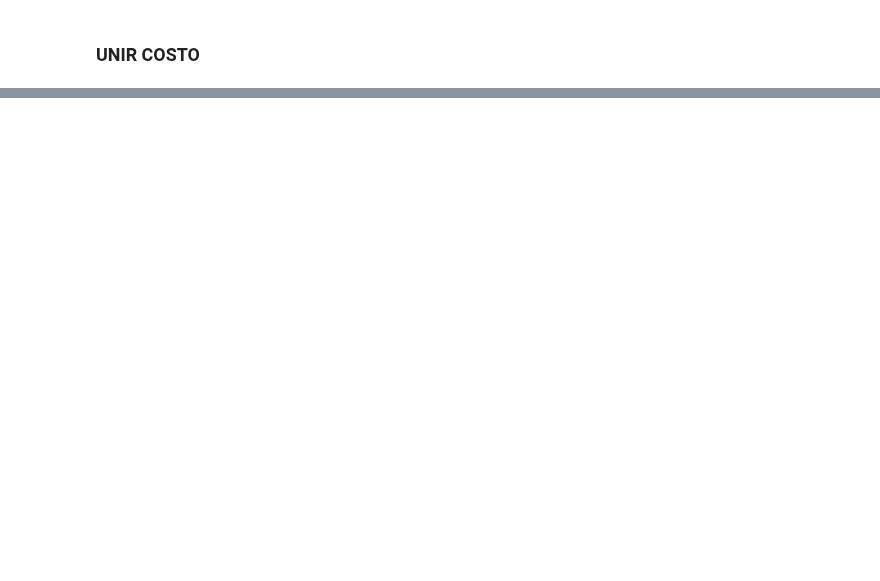
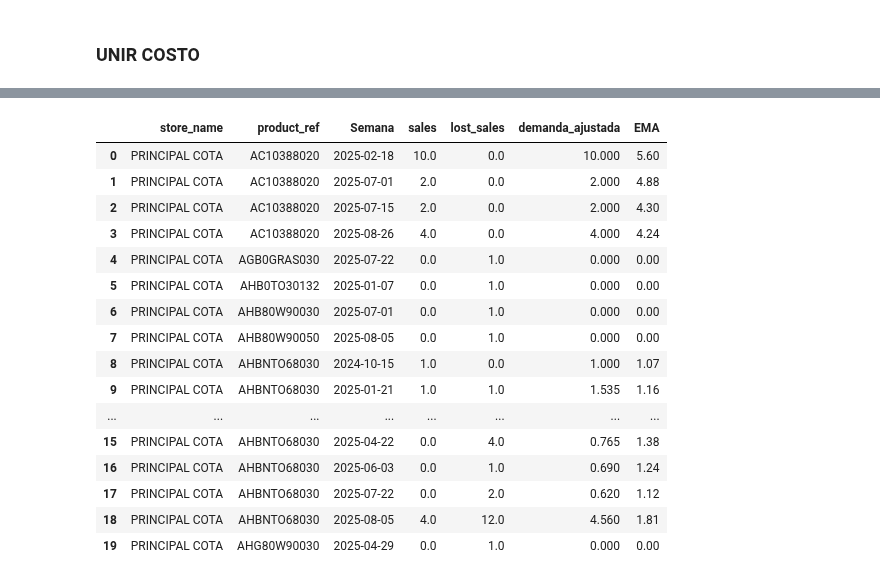
Before and after one commit to FiltrosDonsson/Proyectos-Data-analyst, a Jupyter notebook: MODELO ABASTECIMIENTO/ema.ipynb, the cells around one changed output, grey strips where cells are left out. Cells and saved outputs as stored; diff of their text form; code cells hidden in the pictures; blank space fills up the shorter version.

```diff
--- a/MODELO ABASTECIMIENTO/ema.ipynb
+++ b/MODELO ABASTECIMIENTO/ema.ipynb
@@ -151,9 +151,12 @@ df_vp = df_vp[mask_excluir]
 # Agrupación por tienda + producto + semana
 # ===============================
 lost_by_week = (
-    df_vp.groupby(["store_name", "product_ref", "Semana", "ano", "mes", "dia"], as_index=False)["ventas_perdidas"]
-    .sum()
-    .rename(columns={"ventas_perdidas": "lost_sales"})
+    df_vp.groupby(["store_name", "product_ref", "Semana", "ano", "mes", "dia"])
+    .agg(
+        lost_sales=("ventas_perdidas", "sum"),   # suma total de ventas perdidas
+        veces_vp=("ventas_perdidas", "count")    # número de veces que hubo pérdida
+    )
+    .reset_index()
 )
 
 # Mostrar resultado agrupado
@@ -226,7 +261,7 @@ sales_by_week.sample(10)
 # %%
 df_merged = pd.merge(
     sales_by_week[["store_name", "product_ref", "Semana", "sales"]],
-    vp_week[["store_name", "product_ref", "Semana", "lost_sales"]],
+    vp_week[["store_name", "product_ref", "Semana", "lost_sales","veces_vp"]],
     on=["store_name", "product_ref", "Semana"],
     how="outer"
 ).fillna(0)
@@ -335,33 +401,51 @@ def compute_demand_and_ema(df,
             # Guardar demanda
             demanda[i] = demand
 
             # Calcular EMA (iterativo) con alpha
             ema = alpha * demand + (1.0 - alpha) * ema_prev
             ema =round(ema,2)
             ema_arr[i] = ema
 
             # actualizar para la próxima semana
             ema_prev = ema
 
         # Añadir columnas al grupo
         g = g.copy()
         g["demanda_ajustada"] = demanda
         g["EMA"] = ema_arr
 
         out_groups.append(g)
 
     # Concat y devolver
     result = pd.concat(out_groups, ignore_index=True, sort=False)
 
     # Mantener mismo orden original
     result = result.sort_values(["store_name", "product_ref", week_col]).reset_index(drop=True)
     return result
 
 # ------------------ USO ------------------
 # suponiendo merge_def es tu df final
 # ajusta alpha y n_init_weeks si quieres (alpha=0.2, n_init_weeks=12 por defecto)
-df_with_demand = compute_demand_and_ema(merge_def, alpha=0.20, n_init_weeks=12)
+df_with_demand1 = compute_demand_and_ema(merge_def, alpha=0.2, n_init_weeks=12)
 
 # ver primeras filas
-df_with_demand[["store_name","product_ref","Semana","sales","lost_sales","demanda_ajustada","EMA"]].head(20)
+df_with_demand1[["store_name","product_ref","Semana","sales","lost_sales","demanda_ajustada","EMA"]].head(20)
+# %% [output]
+|  | store_name | product_ref | Semana | sales | lost_sales | demanda_ajustada | EMA |
+| 0 | PRINCIPAL COTA | AC10388020 | 2025-02-18 | 10.0 | 0.0 | 10.000 | 5.60 |
+| 1 | PRINCIPAL COTA | AC10388020 | 2025-07-01 | 2.0 | 0.0 | 2.000 | 4.88 |
+| 2 | PRINCIPAL COTA | AC10388020 | 2025-07-15 | 2.0 | 0.0 | 2.000 | 4.30 |
+| 3 | PRINCIPAL COTA | AC10388020 | 2025-08-26 | 4.0 | 0.0 | 4.000 | 4.24 |
+| 4 | PRINCIPAL COTA | AGB0GRAS030 | 2025-07-22 | 0.0 | 1.0 | 0.000 | 0.00 |
+| 5 | PRINCIPAL COTA | AHB0TO30132 | 2025-01-07 | 0.0 | 1.0 | 0.000 | 0.00 |
+| 6 | PRINCIPAL COTA | AHB80W90030 | 2025-07-01 | 0.0 | 1.0 | 0.000 | 0.00 |
+| 7 | PRINCIPAL COTA | AHB80W90050 | 2025-08-05 | 0.0 | 1.0 | 0.000 | 0.00 |
+| 8 | PRINCIPAL COTA | AHBNTO68030 | 2024-10-15 | 1.0 | 0.0 | 1.000 | 1.07 |
+| 9 | PRINCIPAL COTA | AHBNTO68030 | 2025-01-21 | 1.0 | 1.0 | 1.535 | 1.16 |
+| ... | ... | ... | ... | ... | ... | ... | ... |
+| 15 | PRINCIPAL COTA | AHBNTO68030 | 2025-04-22 | 0.0 | 4.0 | 0.765 | 1.38 |
+| 16 | PRINCIPAL COTA | AHBNTO68030 | 2025-06-03 | 0.0 | 1.0 | 0.690 | 1.24 |
+| 17 | PRINCIPAL COTA | AHBNTO68030 | 2025-07-22 | 0.0 | 2.0 | 0.620 | 1.12 |
+| 18 | PRINCIPAL COTA | AHBNTO68030 | 2025-08-05 | 4.0 | 12.0 | 4.560 | 1.81 |
+| 19 | PRINCIPAL COTA | AHG80W90030 | 2025-04-29 | 0.0 | 1.0 | 0.000 | 0.00 |
 # %%
```
Also changed, not shown: parts of 17 cells of this notebook, 1 other file.
